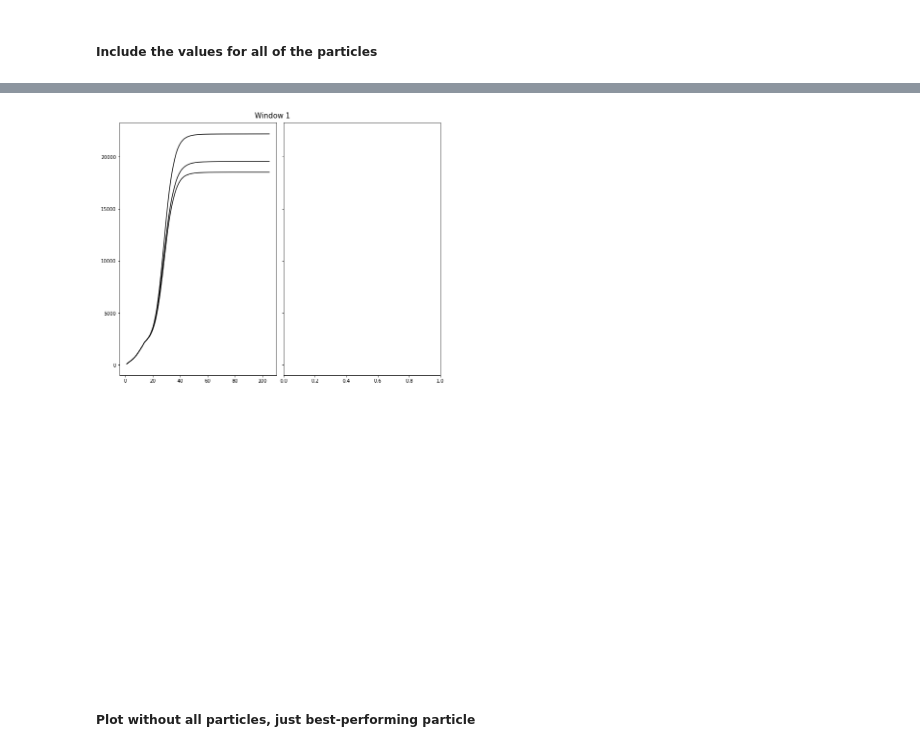
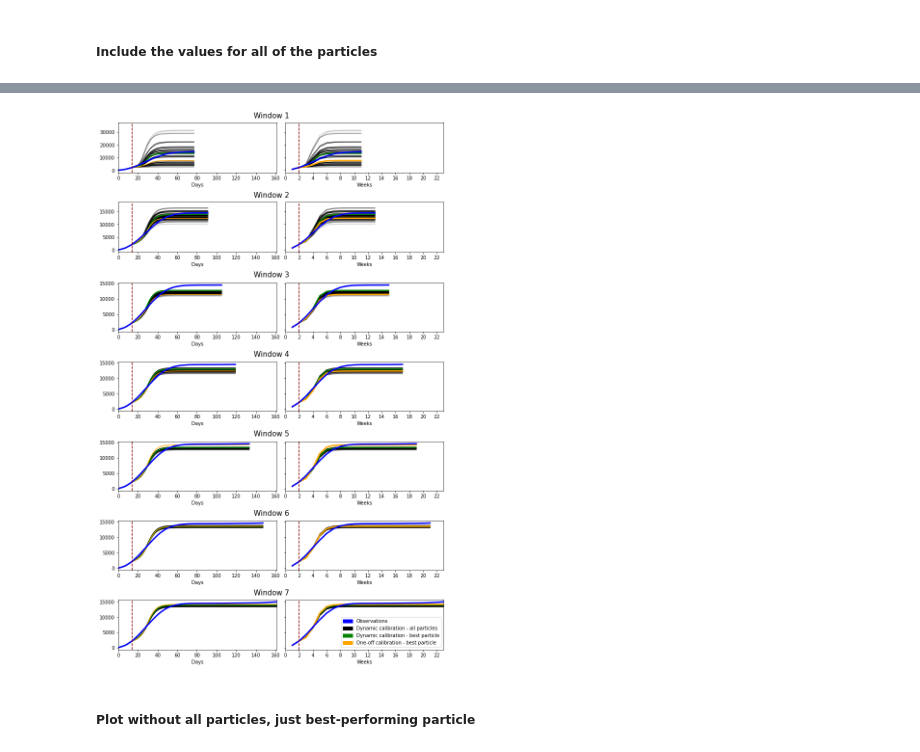
Before and after one commit to Urban-Analytics/RAMP-UA, a Jupyter notebook: experiments/calibration/AnalyseResults-DynamicCalibration_5pops,100particles.ipynb, the cells around one changed output, grey strips where cells are left out. Cells and saved outputs as stored; diff of their text form; code cells hidden in the pictures.

```diff
--- a/experiments/calibration/AnalyseResults-DynamicCalibration_5pops,100particles.ipynb
+++ b/experiments/calibration/AnalyseResults-DynamicCalibration_5pops,100particles.ipynb
@@ -40,9 +41,9 @@ from pyabc.transition.multivariatenormal import MultivariateNormalTransition  #
 #### Read in history.pkl objects
 # %%
 history_dict = {}
-windows  =6
+windows  =8
 for window in range(1,windows+1):
-    fname = "Outputs/RunModel_DynamicCalibration/abc_history_8windows_window{}, 5pops_100particles_Crb0.019_1653498572.pkl".format(window)
+    fname = "Outputs/RunModel_DynamicCalibration/abc_history_8windows_window{}, 5pops_100particles_Crb0.019_1656078569.pkl".format(window)
     with open(fname, "rb") as f:
             history = pickle.load(f)
     history_dict["w{}".format(window)]= history
@@ -467,14 +482,24 @@ oneoff_calib_best_params_dict["98days"] = {"asymptomatic":0.339973, "presymptoma
 # %%
 oneoff_calib_best_params_modelled_weekly_dict = {}
 oneoff_calib_best_params_modelled_daily_dict = {}
-for run_length, best_params in oneoff_calib_best_params_dict.items():
+
+for window, best_params in oneoff_calib_best_params_dict.items():
+    print(window)
     # Change parameters
     OpenCLRunner.update(store_detailed_counts=True)  # Temporarily output age breakdowns
+
+    # Update the number of days seeding
+    length_of_window = int(window.replace('w', '')) * 14
+
+    # Update the number of iterations
+    iterations = 63 + length_of_window
+    OpenCLRunner.update(iterations=iterations)
+
     # Run model
     results_dict = OpenCLRunner.run_model_with_params_abc(
         best_params, return_full_details=False, quiet = False)
     # save daily and weekly model results into a dictionary
-    oneoff_calib_best_params_modelled_weekly_dict[run_length] = results_dict['data']
-    oneoff_calib_best_params_modelled_daily_dict[run_length] = results_dict['data_daily']
+    oneoff_calib_best_params_modelled_weekly_dict[window] = results_dict['data']
+    oneoff_calib_best_params_modelled_daily_dict[window] = results_dict['data_daily']
     # Restore OpenCLRunner parameters
     OpenCLRunner.update(store_detailed_counts=STORE_DETAILED_COUNTS)
@@ -525,7 +528,6 @@ windows= list(window_lengths_dict.keys())[:-1]
 
 # create 3x1 subplots
 fig, axs = plt.subplots(nrows=len(windows_dict)-1, ncols=1, constrained_layout=True, figsize = (10,16))
-#fig.suptitle('Predicted cases for 105 days')
 
 # clear subplots
 for ax in axs:
@@ -539,7 +541,6 @@ windows_i = 0
 for row, subfig in enumerate(subfigs):
     # Get the run length associated with this window
     run_length = (windows_i + 1) *14
-    print(run_length)
     # Create subfigure title
     subfig.suptitle('Window {}'.format(row+1), fontsize = 15)
     # create 1x2 subplots per subfig
@@ -548,8 +549,8 @@ for row, subfig in enumerate(subfigs):
     this_windows_dict = windows_dict[windows[windows_i]]
 
     # Get the data from the one-off calibration for this window
-    #oneoff_calib_best_params_modelled_weekly = oneoff_calib_best_params_modelled_weekly_dict["w{}".format(windows_i+1)]
-    #oneoff_calib_best_params_modelled_daily = oneoff_calib_best_params_modelled_daily_dict["w{}".format(windows_i+1)]
+    oneoff_calib_best_params_modelled_weekly = oneoff_calib_best_params_modelled_weekly_dict["w{}".format(windows_i+1)]
+    oneoff_calib_best_params_modelled_daily = oneoff_calib_best_params_modelled_daily_dict["w{}".format(windows_i+1)]
 
     # Add 2 plots, one for daily, one for weekly
     for col, ax in enumerate(axs):
@@ -565,14 +566,14 @@ for row, subfig in enumerate(subfigs):
             # Plot model predictions for each particle in final population
             for i in range(len(this_windows_dict['summaries'])):
                 ax.plot(x, OpenCLRunner.get_cumulative_daily_infections(this_windows_dict['summaries'][i]),
-                color="black") # (1-x because high distance is bad)
+                color="black", alpha=1 - distance_norm[i]) # (1-x because high distance is bad)
             # Plot model predictions from best performing particle
-            #dynamic_calib_best_params_modelled_daily = dynamic_calib_best_params_modelled_daily_dict[windows[windows_i]]
-            #ax.plot(range(1, len(dynamic_calib_best_params_modelled_daily)+1), dynamic_calib_best_params_modelled_daily, label="BestParams - {}".format(window), color='green',
-            #    linestyle='solid', linewidth =2.5)
-            ### One-off calibration
-            #ax.plot(x, oneoff_calib_best_params_modelled_daily, label="sim", color="orange")
-            # Plot observations
+            dynamic_calib_best_params_modelled_daily = dynamic_calib_best_params_modelled_daily_dict[windows[windows_i]]
+            ax.plot(range(1, len(dynamic_calib_best_params_modelled_daily)+1), dynamic_calib_best_params_modelled_daily, label="BestParams - {}".format(window), color='green',
+              linestyle='solid', linewidth =2.5)
+            ## One-off calibration
+            ax.plot(x, oneoff_calib_best_params_modelled_daily, label="sim", color="orange")
+            #Plot observations
             ax.plot(x, cases_devon_daily[0:(63+run_length)], label="Observations", linewidth = 3, color="blue")
             # Add a vertical line marking where the seeding period ends
             ax.axvline(x=14, color = 'darkred', linestyle = 'dashed')
@@ -583,29 +584,29 @@ for row, subfig in enumerate(subfigs):
             #ax.tick_params(axis='x', rotation=20)
             ax.set_xlabel('Days')
 
-#         # PLot daily data
-#         elif col ==1:
-#             x = range(1,len(this_windows_dict['sim'][0])+1)
-#             ### Dyanamic calibration
-#             # Plot model predictions for each particle in final population
-#             for i in range(len(this_windows_dict['summaries'])):
-#                 ax.plot(x, this_windows_dict['sim'][i],
-#                 color="black") # (1-x because high distance is bad)
-#             # Plot model predictions from best performing particle
-#             dynamic_calib_best_params_modelled_weekly = dynamic_calib_best_params_modelled_weekly_dict[windows[windows_i]]
-#             ax.plot(range(1, len(dynamic_calib_best_params_modelled_weekly)+1), dynamic_calib_best_params_modelled_weekly, label="BestParams - {}".format(window), color='green',
-#                  linestyle='solid', linewidth =2.5)
-#             ### One-off calibration
-#             ax.plot(x, oneoff_calib_best_params_modelled_weekly, label="sim", color="orange", linewidth = 3)
-#             # Plot observations
-#             ax.plot(x, cases_devon_daily_summed_weekly[0:int((63 + run_length)/7)], label="Observations", linewidth=3, color="blue")
-#             # vertical line showing where seeding ends
-#             ax.axvline(x=2, color = 'darkred', linestyle = 'dashed')
-#             # X tick constaints
-#             ax.set_xlim([0, len(windows_dict[windows[-1]]['sim'][0])])
-#             ax.xaxis.set_major_locator(MaxNLocator(20, integer=True))
-#             #ax.tick_params(axis='x', rotation=20)
-#             ax.set_xlabel('Weeks')
+        # PLot daily data
+        elif col ==1:
+            x = range(1,len(this_windows_dict['sim'][0])+1)
+            ### Dyanamic calibration
+            # Plot model predictions for each particle in final population
+            for i in range(len(this_windows_dict['summaries'])):
+                ax.plot(x, this_windows_dict['sim'][i],
+                color="black", alpha=1 - distance_norm[i]) # (1-x because high distance is bad)
+#             Plot model predictions from best performing particle
+            dynamic_calib_best_params_modelled_weekly = dynamic_calib_best_params_modelled_weekly_dict[windows[windows_i]]
+            ax.plot(range(1, len(dynamic_calib_best_params_modelled_weekly)+1), dynamic_calib_best_params_modelled_weekly, label="BestParams - {}".format(window), color='green',
+                 linestyle='solid', linewidth =2.5)
+            ## One-off calibration
+            ax.plot(x, oneoff_calib_best_params_modelled_weekly, label="sim", color="orange", linewidth = 3)
+            # Plot observations
+            ax.plot(x, cases_devon_daily_summed_weekly[0:int((63 + run_length)/7)], label="Observations", linewidth=3, color="blue")
+            # vertical line showing where seeding ends
+            ax.axvline(x=2, color = 'darkred', linestyle = 'dashed')
+            # X tick constaints
+            ax.set_xlim([0, len(windows_dict[windows[-1]]['sim'][0])])
+            ax.xaxis.set_major_locator(MaxNLocator(20, integer=True))
+            #ax.tick_params(axis='x', rotation=20)
+            ax.set_xlabel('Weeks')
 
     # move on to next window
     windows_i = windows_i+1
@@ -622,4 +622,4 @@ ValueError: x and y must have same first dimension, but have shapes (105,) and (
-[figure, old version]
+[figure, new version]
 # %% [markdown]
 ##### Plot without all particles, just best-performing particle
 # %%
```
Also changed, not shown: parts of 22 cells of this notebook, 2 other files.
